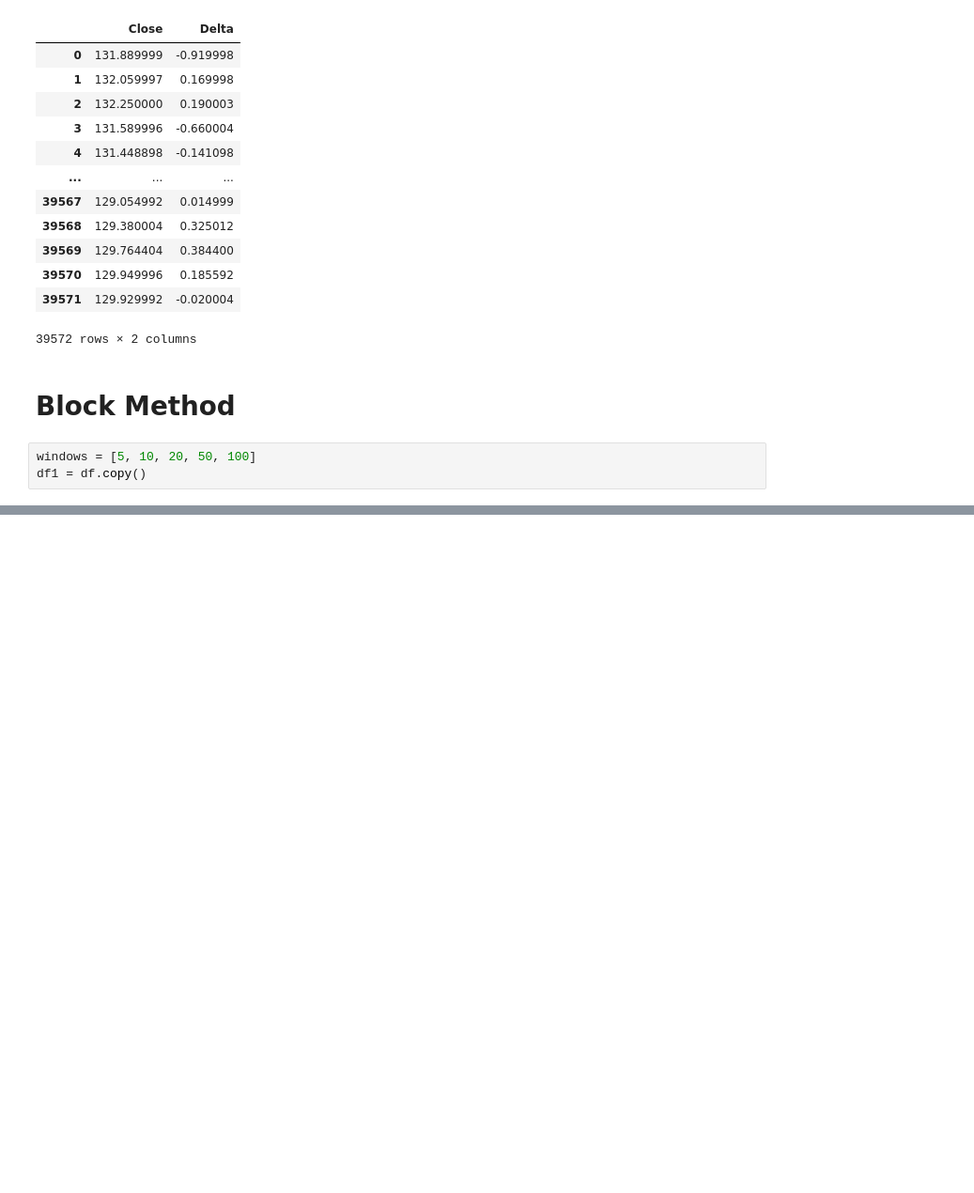
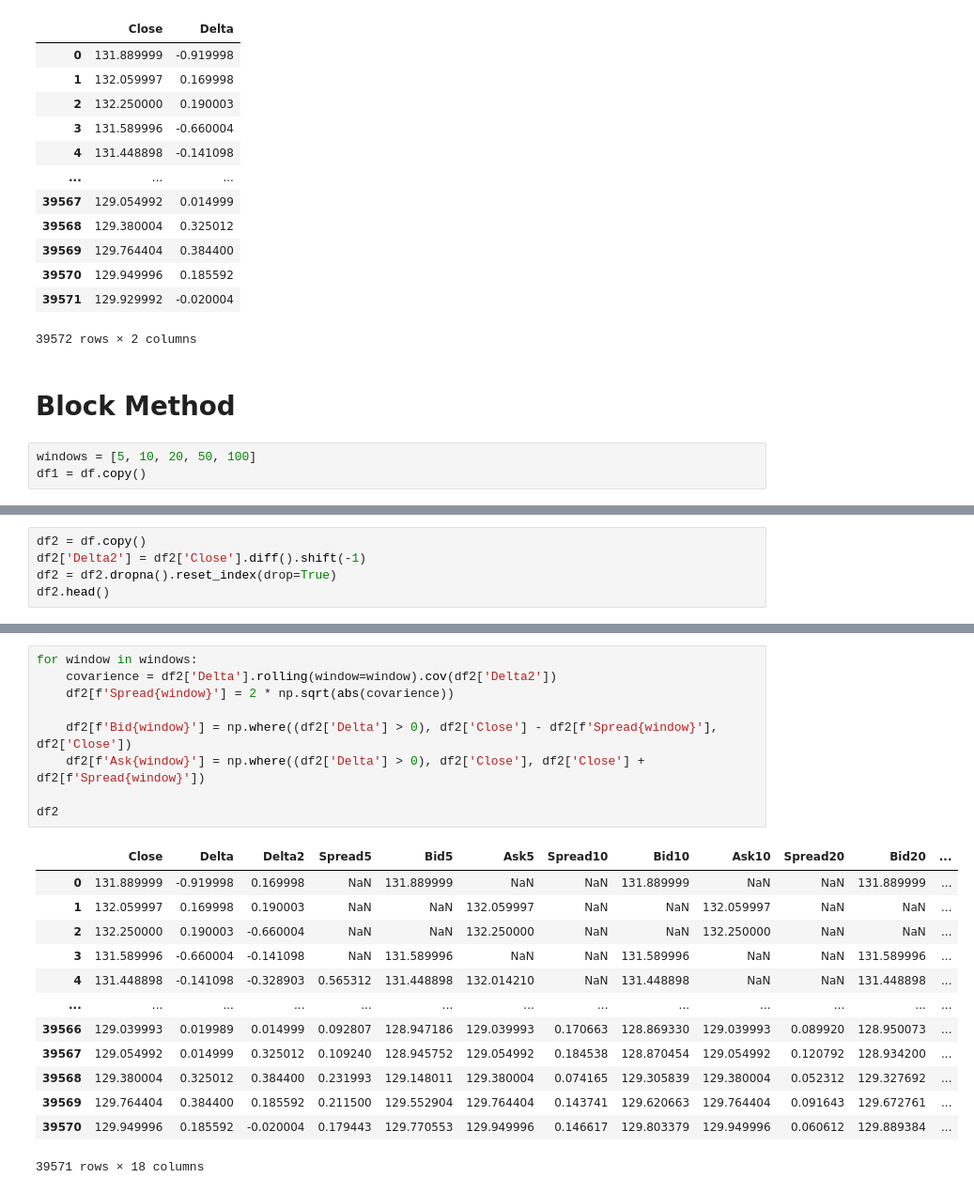
Before and after one commit to arantzaghg/sistemas_de_trading, a Jupyter notebook: Tarea 1 Effective Spread.ipynb, the cells around one changed output, grey strips where cells are left out. Shown at 94% size. Drawn from its saved outputs; the diff is of its cells as text; blank space fills up the shorter version.

```diff
--- a/Tarea 1 Effective Spread.ipynb
+++ b/Tarea 1 Effective Spread.ipynb
@@ -95,0 +97,5 @@ df1
+# %%
+df2 = df.copy()
+df2['Delta2'] = df2['Close'].diff().shift(-1)
+df2 = df2.dropna().reset_index(drop=True)
+df2.head()
@@ -95,0 +109,23 @@ df1
+# %%
+for window in windows:
+    covarience = df2['Delta'].rolling(window=window).cov(df2['Delta2'])
+    df2[f'Spread{window}'] = 2 * np.sqrt(abs(covarience))
+
+    df2[f'Bid{window}'] = np.where((df2['Delta'] > 0), df2['Close'] - df2[f'Spread{window}'], df2['Close'])
+    df2[f'Ask{window}'] = np.where((df2['Delta'] > 0), df2['Close'], df2['Close'] + df2[f'Spread{window}'])
+
+df2
+# %% [output]
+|  | Close | Delta | Delta2 | Spread5 | Bid5 | Ask5 | Spread10 | Bid10 | Ask10 | Spread20 | Bid20 | ... |
+| 0 | 131.889999 | -0.919998 | 0.169998 | NaN | 131.889999 | NaN | NaN | 131.889999 | NaN | NaN | 131.889999 | ... |
+| 1 | 132.059997 | 0.169998 | 0.190003 | NaN | NaN | 132.059997 | NaN | NaN | 132.059997 | NaN | NaN | ... |
+| 2 | 132.250000 | 0.190003 | -0.660004 | NaN | NaN | 132.250000 | NaN | NaN | 132.250000 | NaN | NaN | ... |
+| 3 | 131.589996 | -0.660004 | -0.141098 | NaN | 131.589996 | NaN | NaN | 131.589996 | NaN | NaN | 131.589996 | ... |
+| 4 | 131.448898 | -0.141098 | -0.328903 | 0.565312 | 131.448898 | 132.014210 | NaN | 131.448898 | NaN | NaN | 131.448898 | ... |
+| ... | ... | ... | ... | ... | ... | ... | ... | ... | ... | ... | ... | ... |
+| 39566 | 129.039993 | 0.019989 | 0.014999 | 0.092807 | 128.947186 | 129.039993 | 0.170663 | 128.869330 | 129.039993 | 0.089920 | 128.950073 | ... |
+| 39567 | 129.054992 | 0.014999 | 0.325012 | 0.109240 | 128.945752 | 129.054992 | 0.184538 | 128.870454 | 129.054992 | 0.120792 | 128.934200 | ... |
+| 39568 | 129.380004 | 0.325012 | 0.384400 | 0.231993 | 129.148011 | 129.380004 | 0.074165 | 129.305839 | 129.380004 | 0.052312 | 129.327692 | ... |
+| 39569 | 129.764404 | 0.384400 | 0.185592 | 0.211500 | 129.552904 | 129.764404 | 0.143741 | 129.620663 | 129.764404 | 0.091643 | 129.672761 | ... |
+| 39570 | 129.949996 | 0.185592 | -0.020004 | 0.179443 | 129.770553 | 129.949996 | 0.146617 | 129.803379 | 129.949996 | 0.060612 | 129.889384 | ... |
+39571 rows × 18 columns
```
Also changed, not shown: parts of 3 cells of this notebook.
